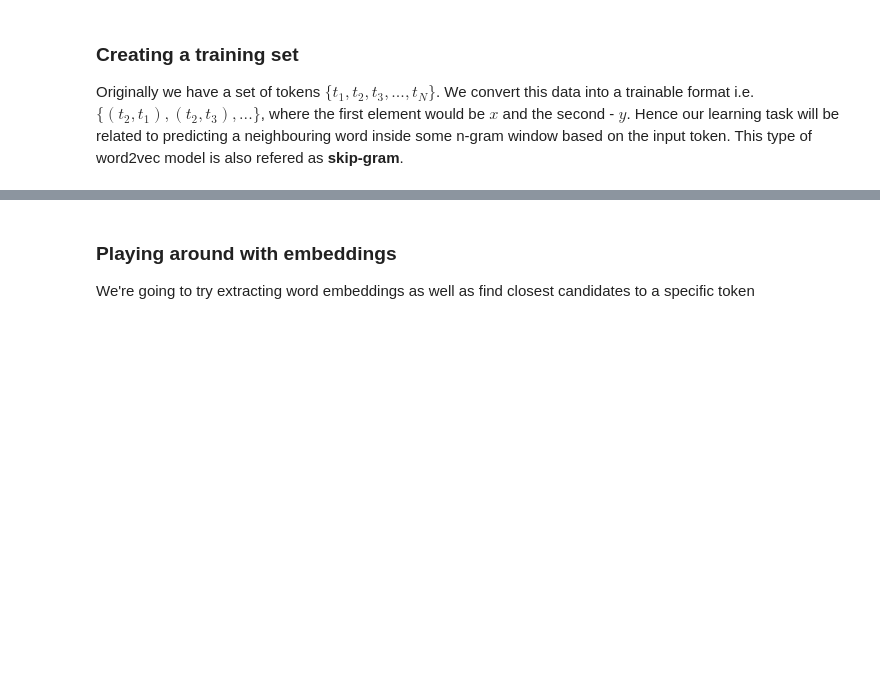
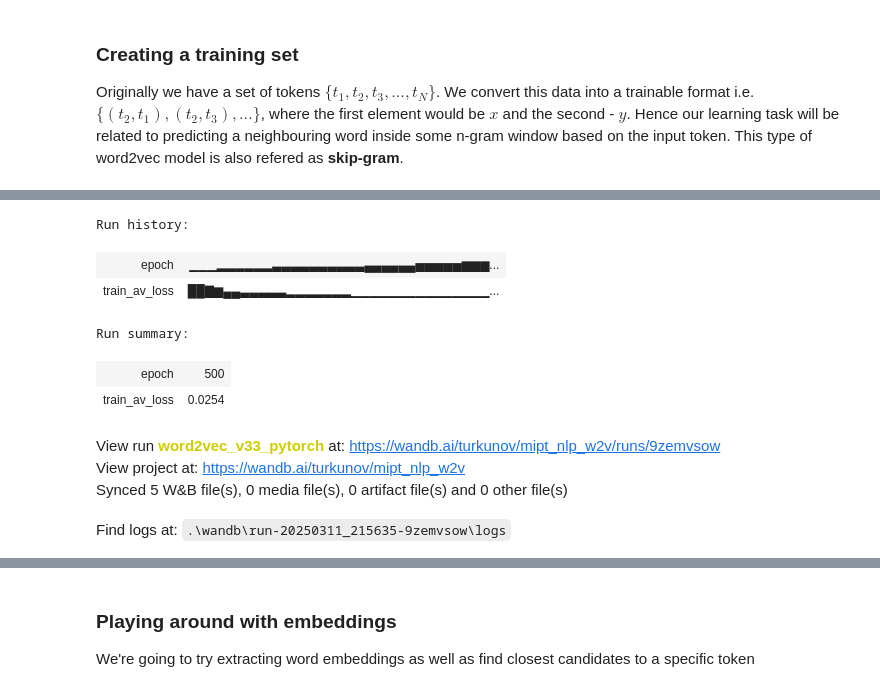
Before and after one commit to turkunov/mipt_nlp, a Jupyter notebook: word2vec_lite/theory.ipynb, the cells around one changed output, grey strips where cells are left out. Saved outputs shown, nothing was run; the diff lists cells and outputs as text; code cells hidden in the pictures; blank space fills up the shorter version.

```diff
--- a/word2vec_lite/theory.ipynb
+++ b/word2vec_lite/theory.ipynb
@@ -330,0 +434,79 @@ fig.tight_layout()
+# %%
+import torch.nn as nn
+
+
+class SkipGram(nn.Module):
+    def __init__(self, vocab_size, embed_dims):
+        super().__init__()
+        self.embeds = nn.Embedding(vocab_size, embed_dims)
+
+    def forward(self, center):
+        return self.embeds(center)
+
+
+def training_step(model_embed, x, y, optimizer):
+    optimizer.zero_grad()
+
+    # onehot encoding distribution
+    y_hat = torch.zeros((len(y), model_embed.embeds.weight.shape[0]))
+    for i, obs in enumerate(y):
+        y_hat[i, obs] = 1.0
+
+    inp_embed = model_embed(x)
+    out = nn.LogSoftmax(dim=-1)(inp_embed @ model_embed.embeds.weight.T)
+    loss = -(out*y_hat).mean()
+    loss.backward()
+    optimizer.step()
+
+    return loss
+
+
+# reconfiguring params
+RUN_VERSION += 1
+config['version'] = RUN_VERSION
+config['max_epochs'] = 500
+config['embed_d'] = 256
+config['model'] = 'embed_torch'
+config['data'] = 'text2_minibatched_shuffled'
+config['lr'] = 5e-4
+torch_model = SkipGram(config['vocab_size'],config['embed_d'])  # model init
+optimizer = torch.optim.Adam(torch_model.parameters(),lr=config['lr'])  # optimizer init
+config['optimizer'] = optimizer.__class__.__name__
+
+if LOG_PARAMS:
+    log_run_params(RUN_VERSION, config)
+if LOG_WANDB:
+    run = wandb.init(
+        project='mipt_nlp_w2v',
+        name=f'word2vec_v{RUN_VERSION}_pytorch',
+        config=config)
+
+# training
+pbar = tqdm(range(0,config['max_epochs']))
+av_losses = []
+for epoch in pbar:
+    losses = []
+    for x, y in train_dl:
+        loss = training_step(torch_model, x, y, optimizer)
+        losses.append(loss)
+    av_losses.append(sum(losses) / len(losses))
+    pbar.set_postfix(epoch=epoch,av_loss=av_losses[-1],refresh=False)
+    if LOG_WANDB:
+        run.log({
+            'epoch': epoch+1,
+            'train_av_loss': av_losses[-1]
+        })
+
+if LOG_WANDB:
+    run.finish()
+# %% [output]
+Run history:
+| epoch | ▁▁▁▂▂▂▂▂▂▃▃▃▃▃▃▃▃▃▃▄▄▄▄▄▄▅▅▅▅▅▆▆▆... |
+| train_av_loss | ██▇▆▄▄▃▃▃▃▃▂▂▂▂▂▂▂▁▁▁▁▁▁▁▁▁▁▁▁▁▁▁... |
+Run summary:
+| epoch | 500 |
+| train_av_loss | 0.0254 |
+View run word2vec_v33_pytorch at: https://wandb.ai/turkunov/mipt_nlp_w2v/runs/9zemvsow
+View project at: https://wandb.ai/turkunov/mipt_nlp_w2v
+Synced 5 W&B file(s), 0 media file(s), 0 artifact file(s) and 0 other file(s)
+Find logs at: .\wandb\run-20250311_215635-9zemvsow\logs
```
Also changed, not shown: parts of 26 cells of this notebook, 1 other file.
